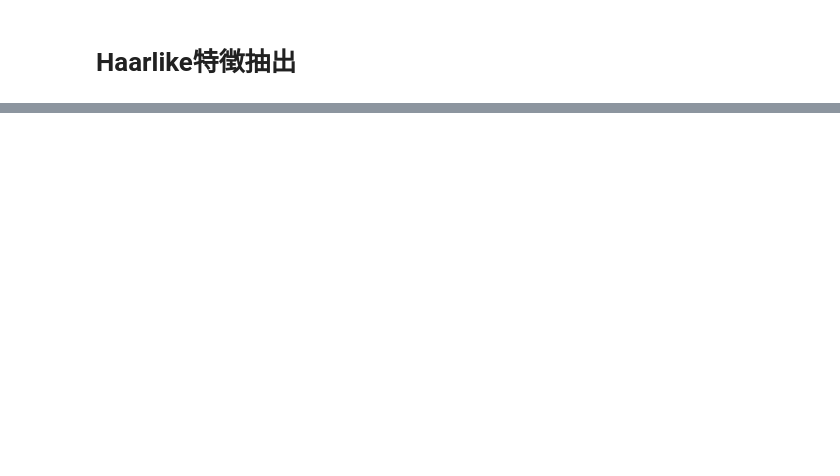
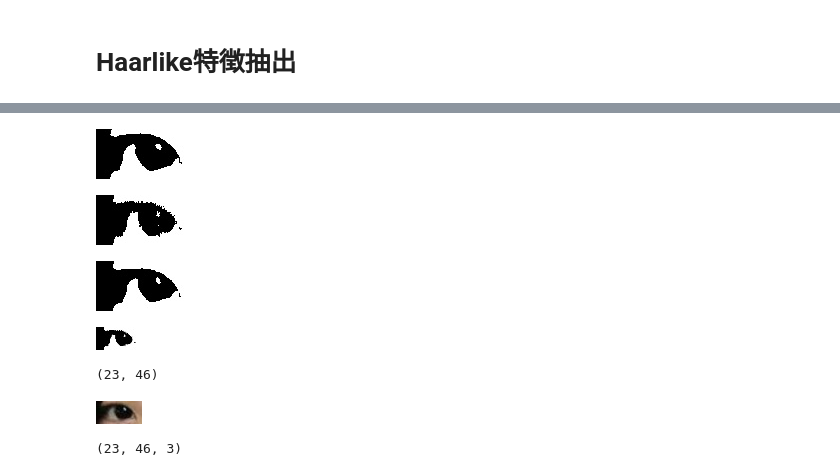
Before and after one commit to kinketsucom/Diff_Extraction, a Jupyter notebook: Untitled.ipynb, the cells around one changed output, grey strips where cells are left out. Cells and saved outputs as stored; diff of their text form; code cells hidden in the pictures; blank space fills up the shorter version.

```diff
--- a/Untitled.ipynb
+++ b/Untitled.ipynb
@@ -237,0 +279,10 @@ resizeAndShow(img_p,70)
+# %%
+model = Sequential()
+# model.add(Conv2D(3, (10,10), padding='same',data_format="channels_last" ,input_shape=l_g_raw_dat.shape ))
+model.add(Dense(s[1], input_shape= s ))
+# model.add(Activation('relu'))
+# model.add(Activation('sigmoid'))
+model.add(Dense(100))
+# コンパイル
+model.compile(loss='mse',optimizer='adam',metrics=['accuracy'])
+model.summary()
@@ -237,0 +308,3 @@ resizeAndShow(img_p,70)
+# %%
+# 実行
+model.fit(l_g_proc_dat, l_g_raw_dat, batch_size=5, epochs=100)
@@ -237,0 +330,22 @@ resizeAndShow(img_p,70)
+# %%
+hoge = model.predict(l_g_proc_dat)
+# %%
+display_cv_image(l_g_proc_dat[0]*255)
+hoge[0][hoge[0]<0.5]=0
+hoge[0][hoge[0]>=0.5]= 1
+display_cv_image(hoge[0]*255)
+display_cv_image(l_g_raw_dat[0]*255)
+reshape = (left_ai_proc_img[num].shape[0],left_ai_proc_img[num].shape[1])
+l_restore = cv2.resize(hoge[0]*255,(reshape[1],reshape[0]))#たかさ、よこ
+display_cv_image(l_restore)
+print(l_restore.shape)
+display_cv_image(left_ai_proc_img[0])
+print(left_ai_proc_img[0].shape)
+# %% [output]
+[figure, added]
+[figure, added]
+[figure, added]
+[figure, added]
+(23, 46)
+[figure, added]
+(23, 46, 3)
```
Also changed, not shown: parts of 13 cells of this notebook, 1 other file.
